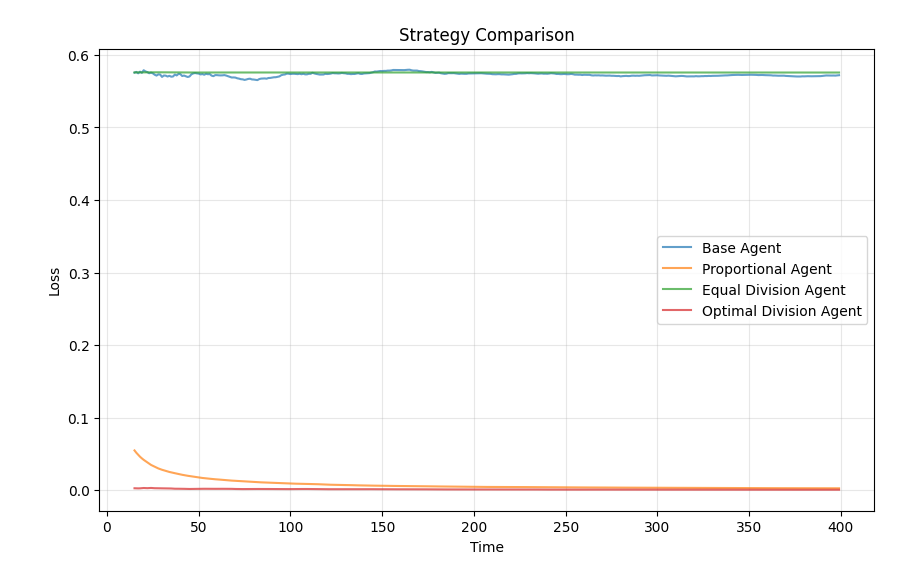
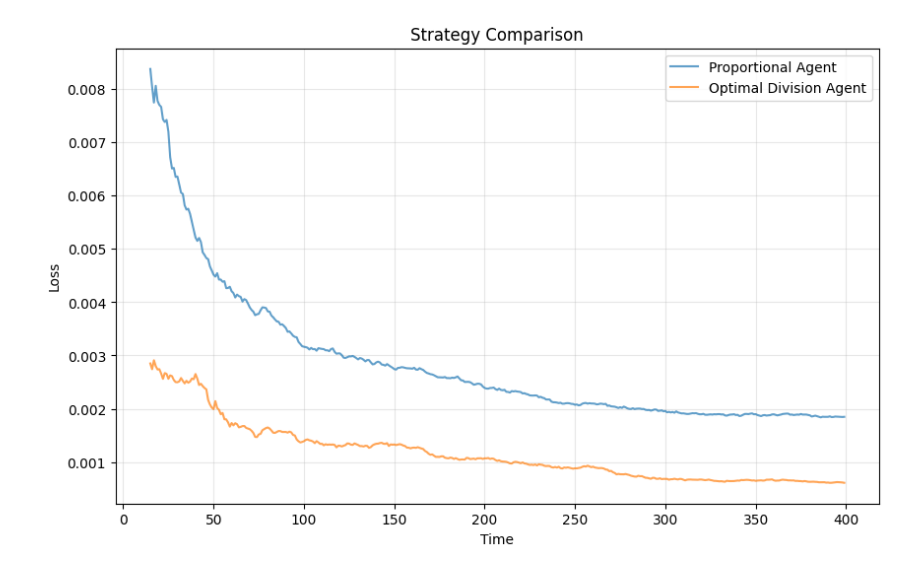
Before and after one commit to Joeri-G/Ant, a Jupyter notebook: experiments/demo_experiment.ipynb, the cells around one changed output. Cells and saved outputs as stored; diff of their text form; code cells hidden in the pictures.

```diff
--- a/experiments/demo_experiment.ipynb
+++ b/experiments/demo_experiment.ipynb
@@ -31,39 +31,39 @@ M4.set_market_equilibrium(allocation_matrix, utility_vector)
 simulated_state_base = M1.simulate(simulation_length)
 simulated_state_prop = M2.simulate(simulation_length)
 simulated_state_equal = M3.simulate(simulation_length)
-simulated_state_optimal = M4.simulate(simulation_length)
+simulated_state_optimal = M4.simulate(simulation_length, use_average_in_market_loss=False)
 # %%
 training_period = 15
 time_steps = np.arange(training_period, simulation_length)
 
 plt.figure(figsize=(10, 6))
-plt.plot(
-    time_steps, simulated_state_base[training_period:], label="Base Agent", alpha=0.7
-)
+# plt.plot(
+#     time_steps, simulated_state_base[training_period:], label="Base Agent", alpha=0.7
+# )
+# plt.plot(
+#     time_steps,
+#     simulated_state_equal[training_period:],
+#     label="Equal Division Agent",
+#     alpha=0.7,
+# )
 plt.plot(
     time_steps,
     simulated_state_prop[training_period:],
     label="Proportional Agent",
-    alpha=0.7,
-)
-plt.plot(
-    time_steps,
-    simulated_state_equal[training_period:],
-    label="Equal Division Agent",
     alpha=0.7,
 )
 plt.plot(
     time_steps,
     simulated_state_optimal[training_period:],
     label="Optimal Division Agent",
     alpha=0.7,
 )
 
 plt.xlabel("Time")
 plt.ylabel("Loss")
 plt.title("Strategy Comparison")
 plt.legend()
 plt.grid(True, alpha=0.3)
 plt.show()
 # %% [output]
-[figure, old version]
+[figure, new version]
```
Also changed, not shown: 2 other files.
